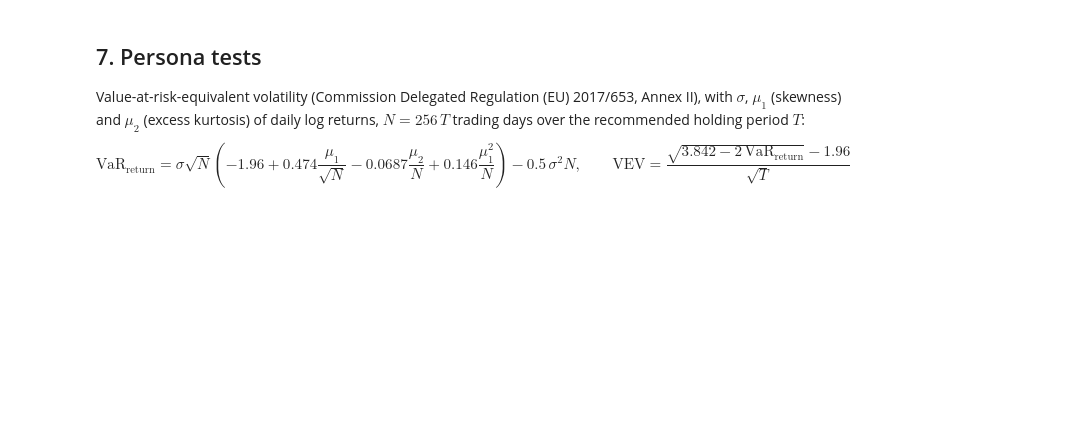
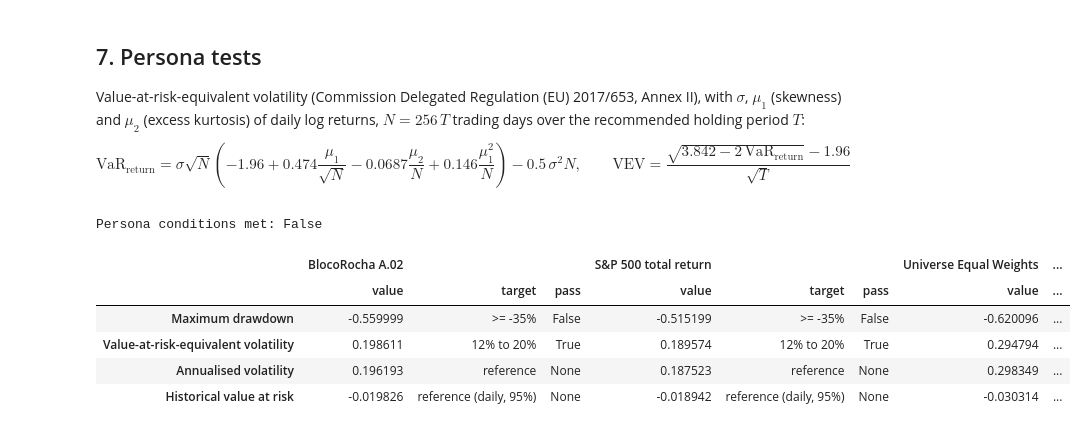
Before and after one commit to tiago-baptistalopes/bloco-rocha, a Jupyter notebook: notebooks/A02_equal_weight_monthly.ipynb, the cells around one changed output. Cells and saved outputs as stored; diff of their text form; code cells hidden in the pictures; blank space fills up the shorter version.

```diff
--- a/notebooks/A02_equal_weight_monthly.ipynb
+++ b/notebooks/A02_equal_weight_monthly.ipynb
@@ -34,7 +36,7 @@ N_HOLD = 50
 N_PER_REGION = None
 MIN_MCAP_EUR = 1.5e9
 MOM_Q, PB_Q = 0.75, 0.50
-DE_JUMP, PB_DROP = 0.50, -0.20
+DE_JUMP, PB_DROP = 1.0, 0.10
 MDD_LIMIT, VEV_RANGE, RHP_YEARS = -0.35, (0.12, 0.20), 20
 SEED = 42
 CURRENCIES = ('USD', 'EUR')
@@ -363,18 +428,26 @@ $$\text{VaR}_{\text{return}} = \sigma\sqrt{N}\left(-1.96 + 0.474\frac{\mu_1}{\sq
 # %%
 def vev(r, T=RHP_YEARS):
     x = np.log1p(r.dropna())
     s, m1, m2, N = x.std(), x.skew(), x.kurt(), 256 * T
     var = s * np.sqrt(N) * (-1.96 + 0.474 * m1 / np.sqrt(N) - 0.0687 * m2 / N + 0.146 * m1**2 / N) - 0.5 * s**2 * N
     return (np.sqrt(3.842 - 2 * var) - 1.96) / np.sqrt(T)
 
 def persona_tests(r):
     mdd, v = qs.stats.max_drawdown(r), vev(r)
     return pd.DataFrame({
         'value': [mdd, v, qs.stats.volatility(r), qs.stats.value_at_risk(r)],
         'target': [f'>= {MDD_LIMIT:.0%}', f'{VEV_RANGE[0]:.0%} to {VEV_RANGE[1]:.0%}', 'reference', 'reference (daily, 95%)'],
         'pass': [mdd >= MDD_LIMIT, VEV_RANGE[0] <= v <= VEV_RANGE[1], None, None]},
         index=['Maximum drawdown', 'Value-at-risk-equivalent volatility', 'Annualised volatility', 'Historical value at risk'])
 
 tests = persona_tests(fund_r)
 print('Persona conditions met:', bool(tests['pass'].dropna().all()))
-pd.concat({'BlocoRocha A.02': tests, 'S&P 500 total return': persona_tests(sp500_r)}, axis=1)
+pd.concat({'BlocoRocha A.02': tests, 'S&P 500 total return': persona_tests(sp500_r), 'Universe Equal Weights': persona_tests(bench_r)}, axis=1)
+# %% [output]
+Persona conditions met: False
+|  | BlocoRocha A.02 |  |  | S&P 500 total return |  |  | Universe Equal Weights | ... |
+|  | value | target | pass | value | target | pass | value | ... |
+| Maximum drawdown | -0.559999 | >= -35% | False | -0.515199 | >= -35% | False | -0.620096 | ... |
+| Value-at-risk-equivalent volatility | 0.198611 | 12% to 20% | True | 0.189574 | 12% to 20% | True | 0.294794 | ... |
+| Annualised volatility | 0.196193 | reference | None | 0.187523 | reference | None | 0.298349 | ... |
+| Historical value at risk | -0.019826 | reference (daily, 95%) | None | -0.018942 | reference (daily, 95%) | None | -0.030314 | ... |
```
Also changed, not shown: parts of 10 cells of this notebook.
